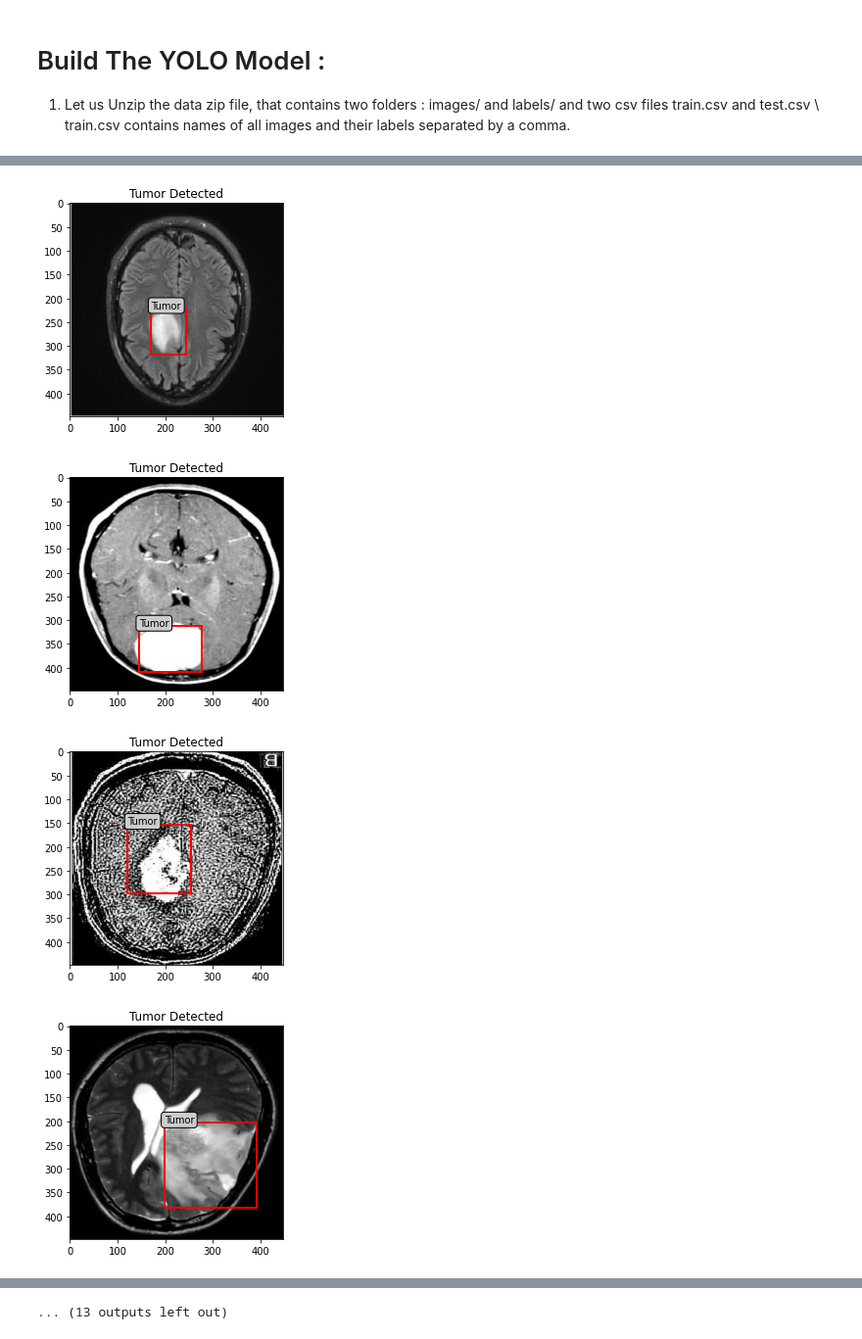
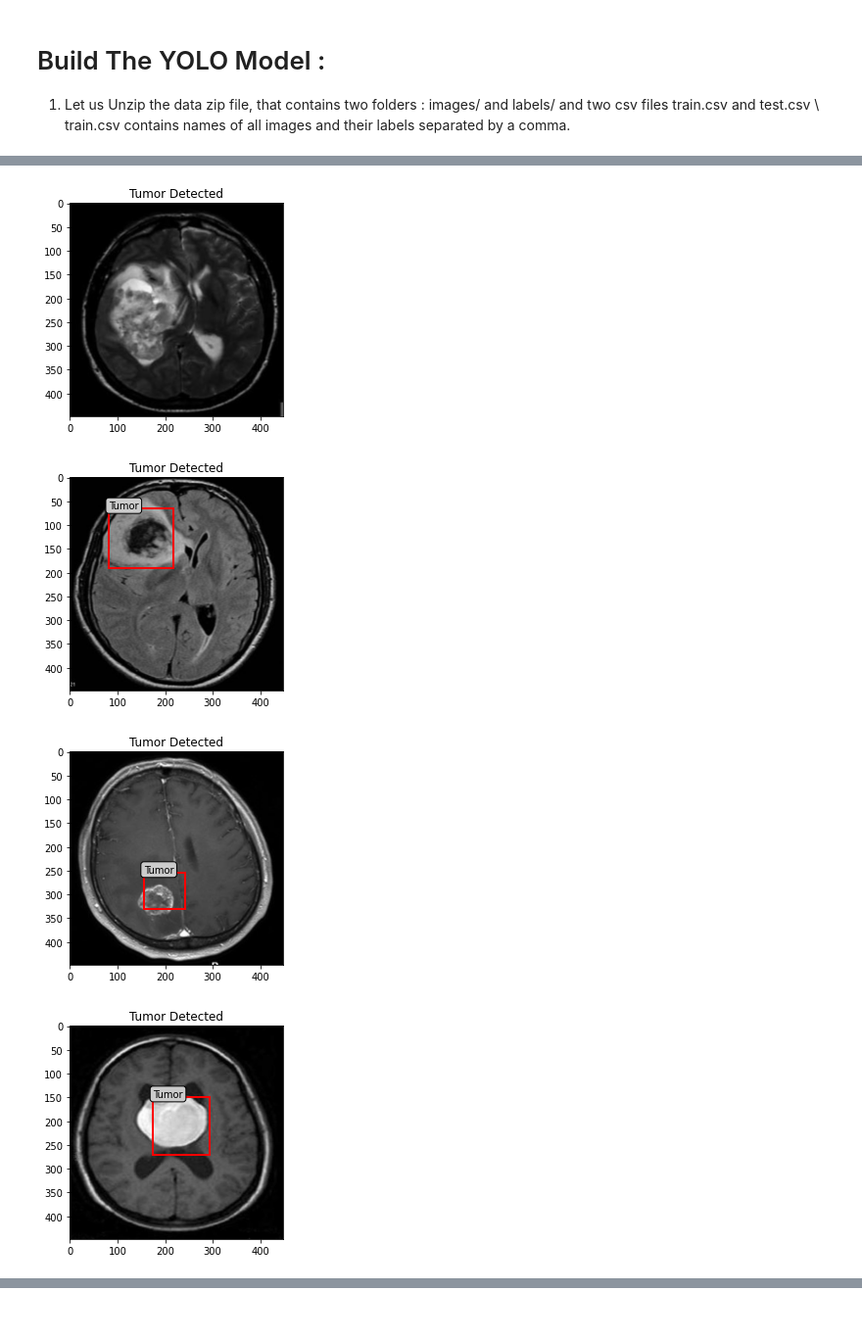
Before and after one commit to Helyousfi/Brain-Tumor-Classification-Based-on-deep-learning, a Jupyter notebook: brain_tumor_detection.ipynb, the cells around one changed output, grey strips where cells are left out. Shown at 98% size. Saved outputs shown, nothing was run; the diff lists cells and outputs as text; code cells hidden in the pictures.

```diff
--- a/brain_tumor_detection.ipynb
+++ b/brain_tumor_detection.ipynb
@@ -602,0 +616,14 @@ class YoloLoss(nn.Module):
+# %%
+import cv2
+import matplotlib.pyplot as plt
+image = []
+for i in range(9,15):
+  image += [cv2.imread("/content/train/images/Y" + str(i) + ".jpg", cv2.IMREAD_GRAYSCALE)]
+
+
+plt.figure()
+#subplot(r,c) provide the no. of rows and columns
+f, axarr = plt.subplots(1,6, figsize=(20,20))
+# use the created array to output your multiple images. In this case I have stacked 4 images vertically
+for i in range(6):
+  axarr[i].imshow(image[i])
@@ -715,14 +746,16 @@ LEARNING_RATE = 2e-5
 DEVICE = "cuda" if torch.cuda.is_available else "cpu"
 BATCH_SIZE = 1 # 64 in original paper but I don't have that much vram, grad accum?
 WEIGHT_DECAY = 0
-EPOCHS = 1000
+EPOCHS = 10
 NUM_WORKERS = 2
 PIN_MEMORY = True
 LOAD_MODEL = False
 LOAD_MODEL_FILE = "overfit.pth.tar"
-IMG_DIR = "images"
-LABEL_DIR = "labels"
+IMG_DIR = "train/images"
+LABEL_DIR = "train/labels"
 
+IMG_DIR_test = "test/images"
+LABEL_DIR_test = "test/labels"
 
 class Compose(object):
     def __init__(self, transforms):
@@ -773,14 +806,14 @@ if LOAD_MODEL:
     load_checkpoint(torch.load(LOAD_MODEL_FILE), model, optimizer)
 
 train_dataset = VOCDataset(
-    "train.csv",
+    "train/train.csv",
     transform=transform,
     img_dir=IMG_DIR,
     label_dir=LABEL_DIR,
 )
 
 test_dataset = VOCDataset(
-    "test.csv", transform=transform, img_dir=IMG_DIR, label_dir=LABEL_DIR,
+    "test/test.csv", transform=transform, img_dir=IMG_DIR_test, label_dir=LABEL_DIR_test,
 )
 
 train_loader = DataLoader(
@@ -848,15 +881,15 @@ Mean loss was 3.426334130944628
 # %%
-for x, y in train_loader:
+for x, y in test_loader:
   x = x.to(DEVICE)
   for idx in range(1):
     bboxes = cellboxes_to_boxes(model(x))
     bboxes = non_max_suppression(bboxes[idx], iou_threshold=0.5, threshold=0.4, box_format="midpoint")
     plot_image(x[idx].permute(1,2,0).to("cpu"), bboxes)
 
     #    import sys
     #    sys.exit()
 # %% [output]
-[figure, old version]
+[figure, new version]
-[figure, old version]
+[figure, new version]
-[figure, old version]
+[figure, new version]
-[figure, old version]
+[figure, new version]
@@ -871 +901,0 @@ for x, y in train_loader:
-... (13 outputs left out)
```
Also changed, not shown: parts of 14 cells of this notebook.
